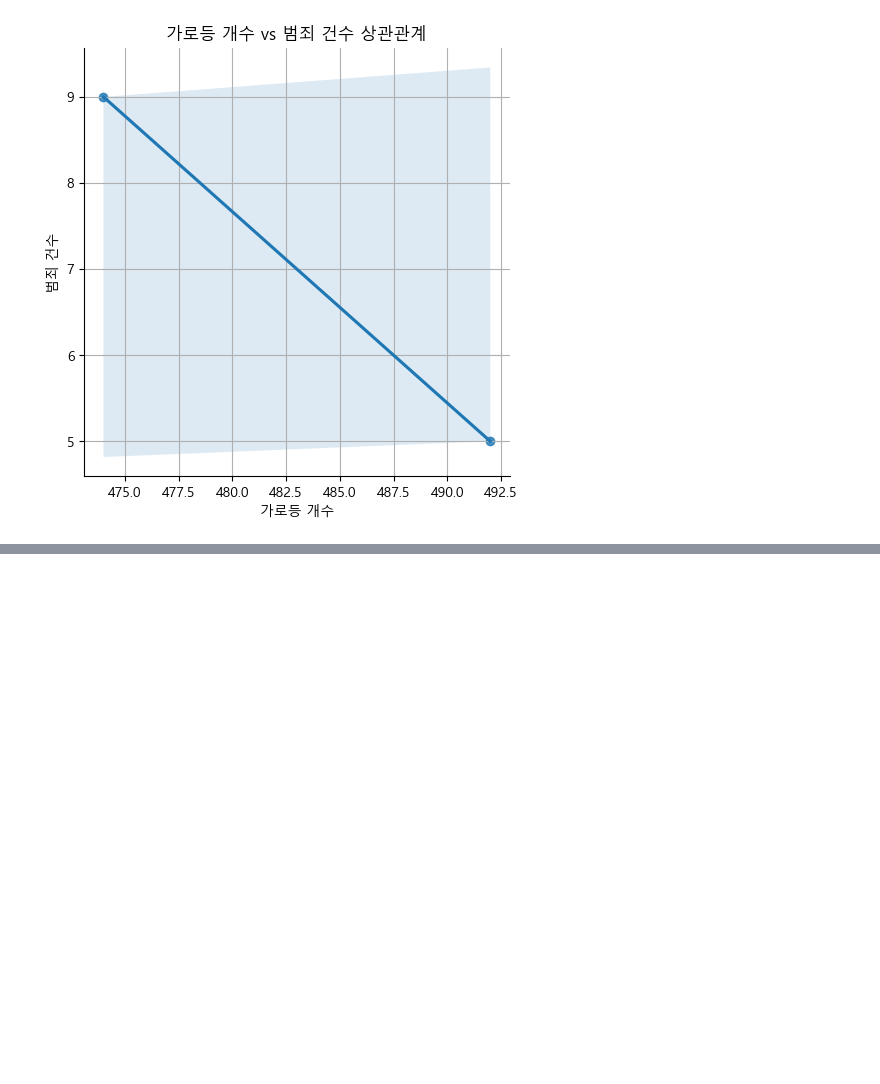
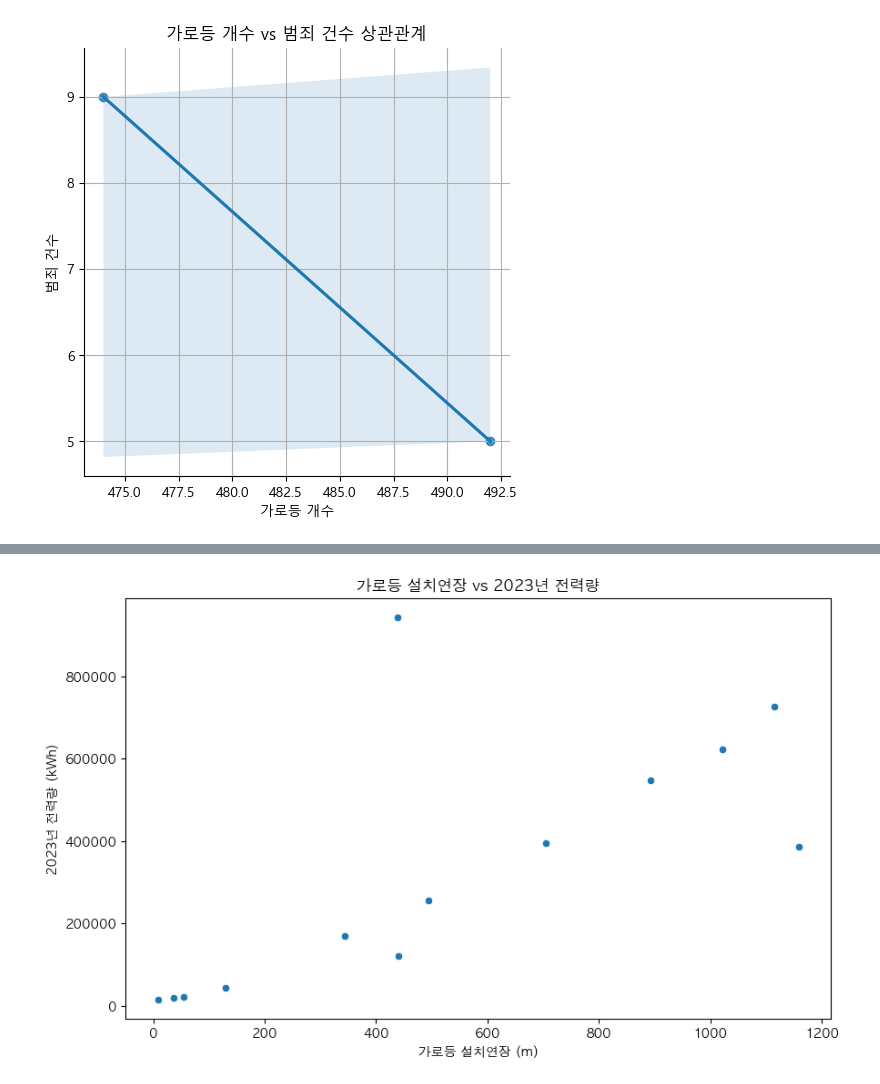
Before and after one commit to shimheyjin/hs-2025-1-teamH, a Jupyter notebook: crime.ipynb, the cells around one changed output, grey strips where cells are left out. Drawn from its saved outputs; the diff is of its cells as text; code cells hidden in the pictures; blank space fills up the shorter version.

```diff
--- a/crime.ipynb
+++ b/crime.ipynb
@@ -450,0 +602,6 @@ plt.show()
+# %%
+# 공백 제거
+df_merged.columns = df_merged.columns.str.strip()
+
+# 컬럼명 확인
+print(df_merged.columns)
@@ -450,0 +612,6 @@ plt.show()
+# %%
+df_merged.rename(columns={
+    '가로등(공원등미포)': '가로등연장',
+    '2023년 전력량': '전력량_2023',
+    '2024년(6개월) 전력량': '전력량_2024_6개월'
+}, inplace=True)
@@ -450,0 +638,18 @@ plt.show()
+# %%
+import seaborn as sns
+import matplotlib.pyplot as plt
+
+# 한글 폰트 설정
+plt.rc('font', family='AppleGothic')
+
+# 마이너스 깨짐 방지
+plt.rcParams['axes.unicode_minus'] = False
+
+plt.figure(figsize=(10,6))
+sns.scatterplot(data=df_merged, x='가로등연장', y='전력량_2023')
+plt.title('가로등 설치연장 vs 2023년 전력량')
+plt.xlabel('가로등 설치연장 (m)')
+plt.ylabel('2023년 전력량 (kWh)')
+plt.show()
+# %% [output]
+[figure, added]
```
Also changed, not shown: parts of 9 cells of this notebook.
